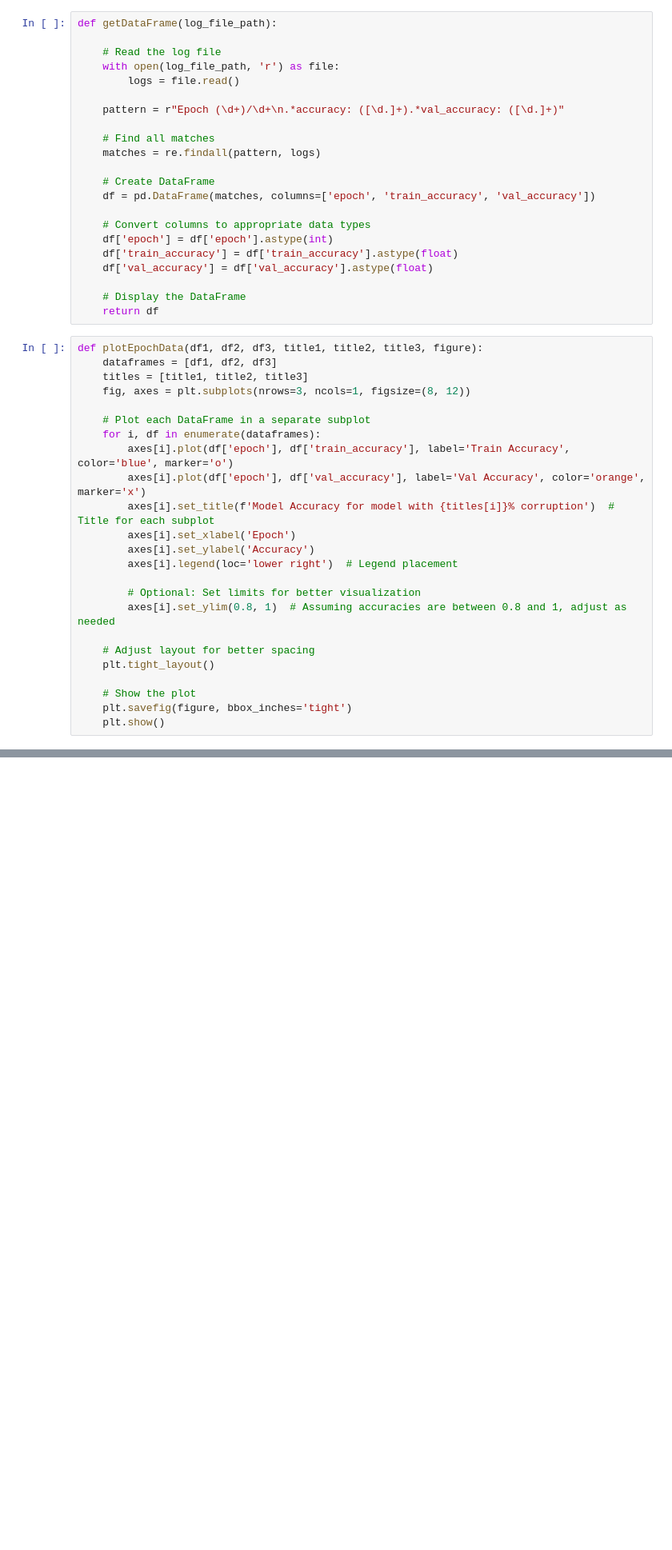
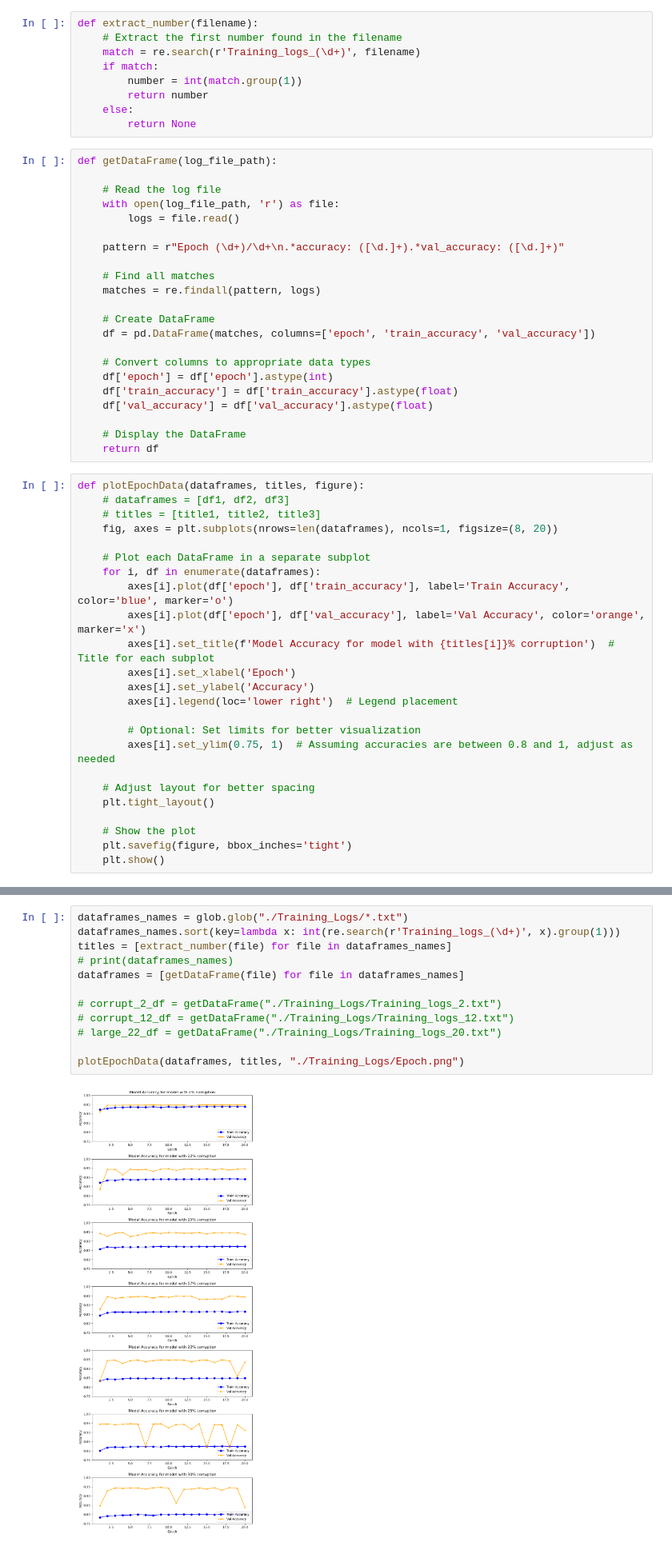
Before and after one commit to GVCL/IWSeg-SAR-Poison, a Jupyter notebook: Epoch_training_visualise.ipynb, the cells around one changed output, grey strips where cells are left out. Shown at 80% size. Cells and saved outputs as stored; diff of their text form; blank space fills up the shorter version.

```diff
--- a/Epoch_training_visualise.ipynb
+++ b/Epoch_training_visualise.ipynb
@@ -5,3 +6,12 @@ import matplotlib.pyplot as plt
+# %%
+def extract_number(filename):
+    # Extract the first number found in the filename
+    match = re.search(r'Training_logs_(\d+)', filename)
+    if match:
+        number = int(match.group(1))
+        return number
+    else:
+        return None
 # %%
 def getDataFrame(log_file_path):
 
@@ -25,10 +35,10 @@ def getDataFrame(log_file_path):
     # Display the DataFrame
     return df
 # %%
-def plotEpochData(df1, df2, df3, title1, title2, title3, figure):
-    dataframes = [df1, df2, df3]
-    titles = [title1, title2, title3]
-    fig, axes = plt.subplots(nrows=3, ncols=1, figsize=(8, 12))
+def plotEpochData(dataframes, titles, figure):
+    # dataframes = [df1, df2, df3]
+    # titles = [title1, title2, title3]
+    fig, axes = plt.subplots(nrows=len(dataframes), ncols=1, figsize=(8, 20))
 
     # Plot each DataFrame in a separate subplot
     for i, df in enumerate(dataframes):
@@ -40,7 +50,7 @@ def plotEpochData(df1, df2, df3, title1, title2, title3, figure):
         axes[i].legend(loc='lower right')  # Legend placement
 
         # Optional: Set limits for better visualization
-        axes[i].set_ylim(0.8, 1)  # Assuming accuracies are between 0.8 and 1, adjust as needed
+        axes[i].set_ylim(0.75, 1)  # Assuming accuracies are between 0.8 and 1, adjust as needed
 
     # Adjust layout for better spacing
     plt.tight_layout()
@@ -58,0 +61,14 @@ plotEpochData(small_df, large_df, large_22_df, "2", "12", "20", "Epoch.png")
+# %%
+dataframes_names = glob.glob("./Training_Logs/*.txt")
+dataframes_names.sort(key=lambda x: int(re.search(r'Training_logs_(\d+)', x).group(1)))
+titles = [extract_number(file) for file in dataframes_names]
+# print(dataframes_names)
+dataframes = [getDataFrame(file) for file in dataframes_names]
+
+# corrupt_2_df = getDataFrame("./Training_Logs/Training_logs_2.txt")
+# corrupt_12_df = getDataFrame("./Training_Logs/Training_logs_12.txt")
+# large_22_df = getDataFrame("./Training_Logs/Training_logs_20.txt")
+
+plotEpochData(dataframes, titles, "./Training_Logs/Epoch.png")
+# %% [output]
+[figure, added]
```
Also changed, not shown: parts of 4 cells of this notebook, 2 other files.
